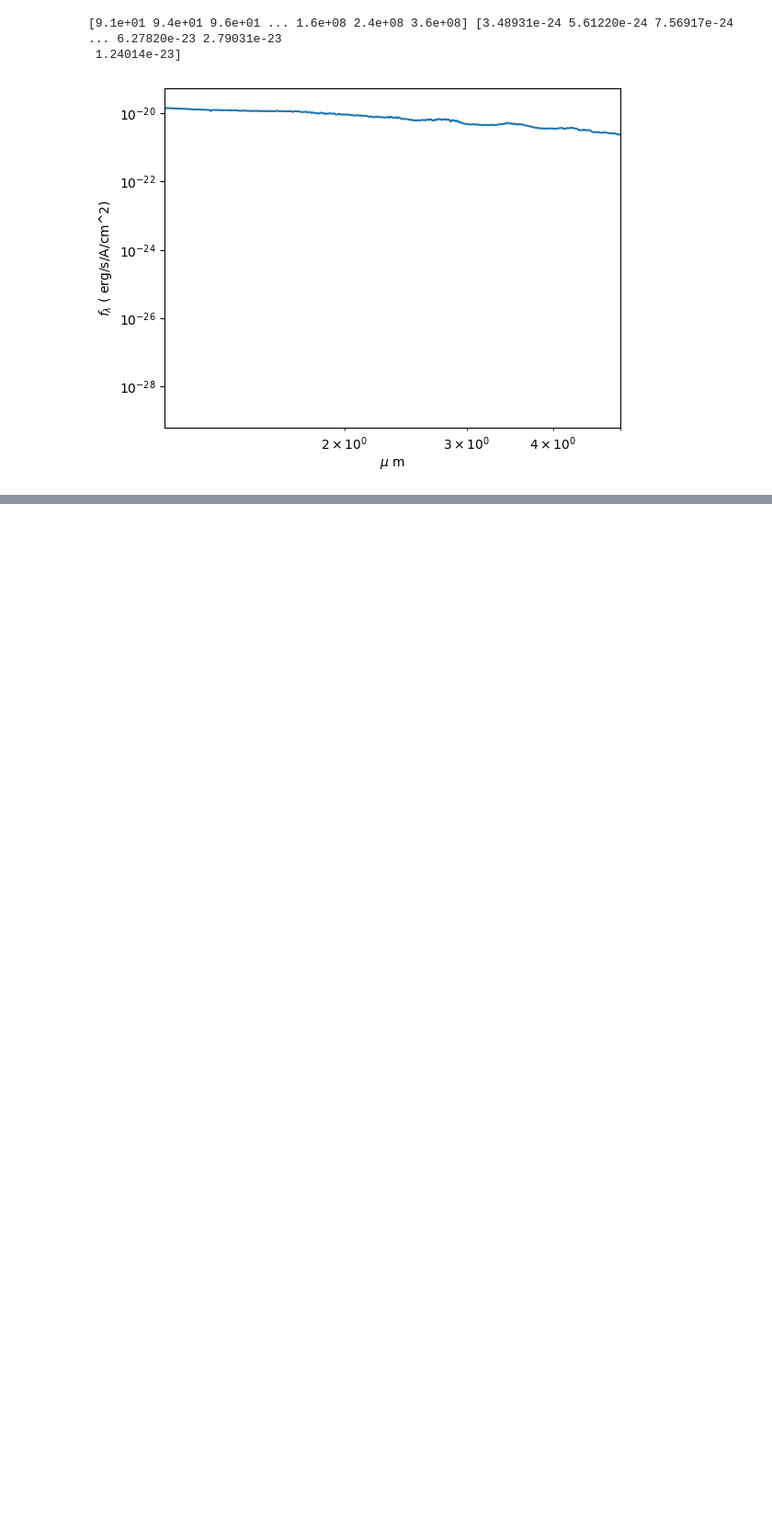
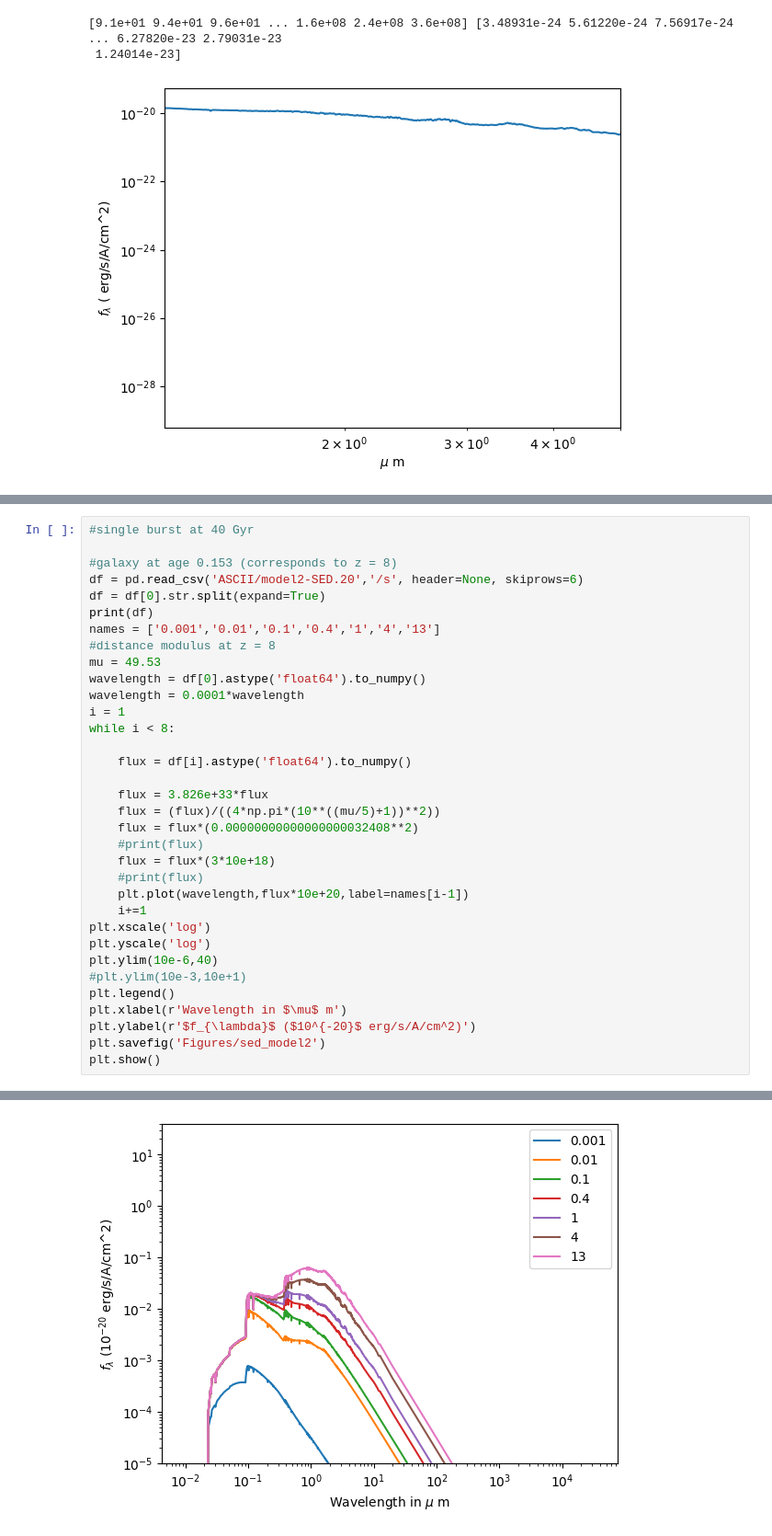
Before and after one commit to clilje/summer_2023, a Jupyter notebook: Week 1/plot-spectrum.ipynb, the cells around one changed output, grey strips where cells are left out. Shown: that part at 92% size. Drawn from its saved outputs; the diff is of its cells as text; blank space fills up the shorter version.

```diff
--- a/Week 1/plot-spectrum.ipynb
+++ b/Week 1/plot-spectrum.ipynb
@@ -206,0 +263,35 @@ ASCII/m22
+# %%
+#single burst at 40 Gyr
+
+#galaxy at age 0.153 (corresponds to z = 8)
+df = pd.read_csv('ASCII/model2-SED.20','/s', header=None, skiprows=6)
+df = df[0].str.split(expand=True)
+print(df)
+names = ['0.001','0.01','0.1','0.4','1','4','13']
+#distance modulus at z = 8
+mu = 49.53
+wavelength = df[0].astype('float64').to_numpy()
+wavelength = 0.0001*wavelength
+i = 1
+while i < 8:
+
+    flux = df[i].astype('float64').to_numpy()
+
+    flux = 3.826e+33*flux
+    flux = (flux)/((4*np.pi*(10**((mu/5)+1))**2))
+    flux = flux*(0.00000000000000000032408**2)
+    #print(flux)
+    flux = flux*(3*10e+18)
+    #print(flux)
+    plt.plot(wavelength,flux*10e+20,label=names[i-1])
+    i+=1
+plt.xscale('log')
+plt.yscale('log')
+plt.ylim(10e-6,40)
+#plt.ylim(10e-3,10e+1)
+plt.legend()
+plt.xlabel(r'Wavelength in $\mu$ m')
+plt.ylabel(r'$f_{\lambda}$ ($10^{-20}$ erg/s/A/cm^2)')
+plt.savefig('Figures/sed_model2')
+plt.show()
+# %% [output]
@@ -206,0 +315 @@ ASCII/m22
+[figure, added]
```
Also changed, not shown: parts of 5 cells of this notebook, 6 other files.
